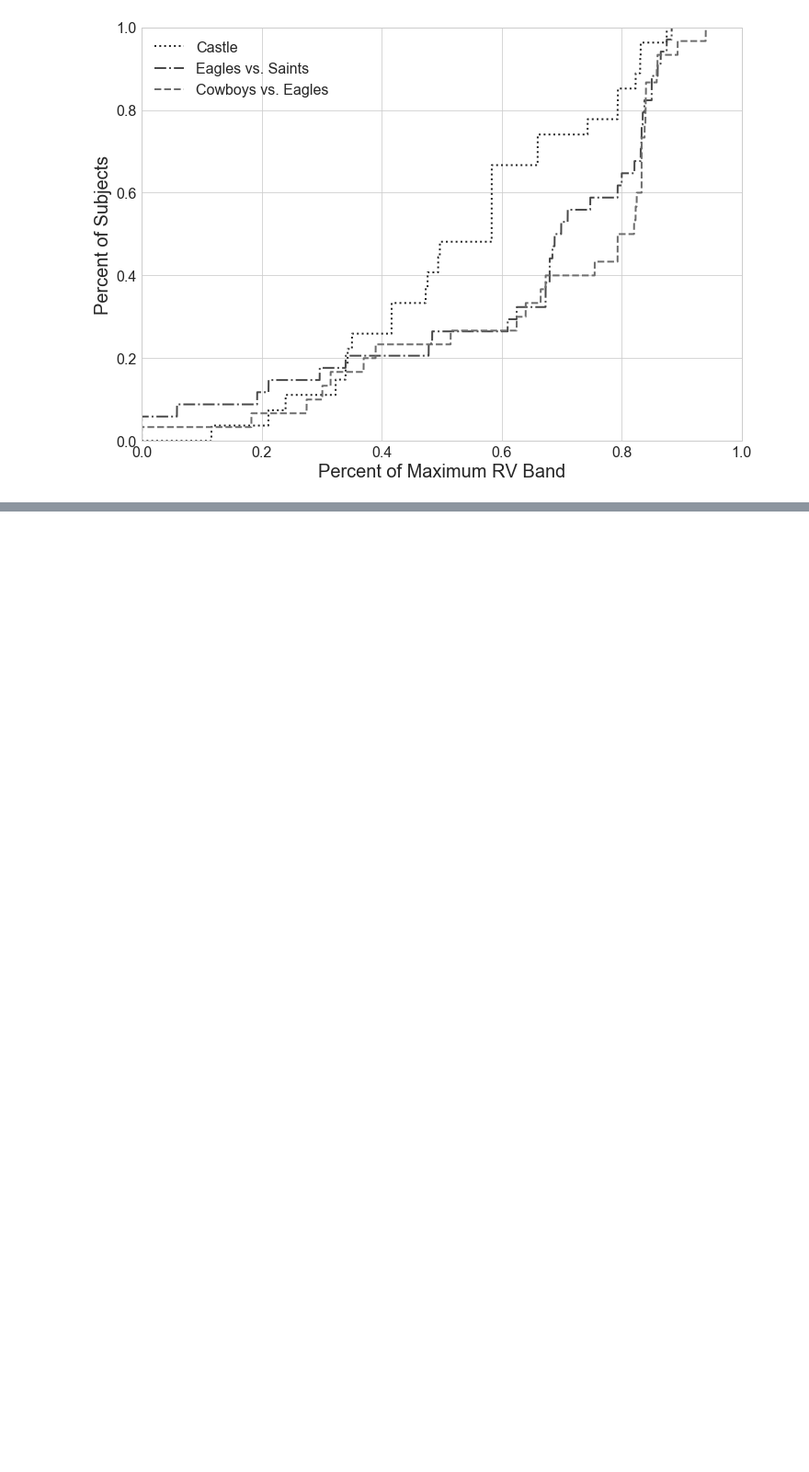
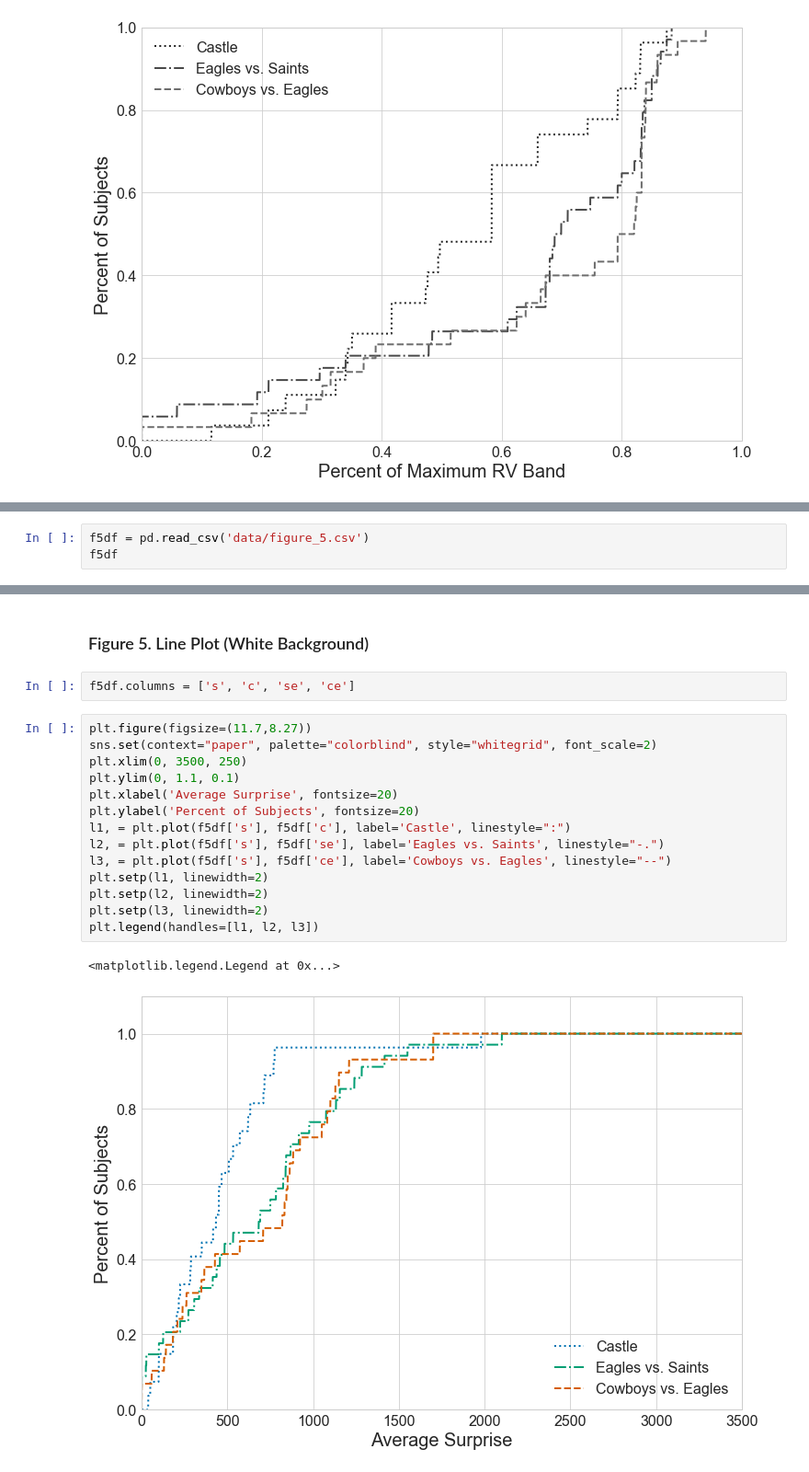
Before and after one commit to cesslab/Experiment-SuspenseAndSurprise, a Jupyter notebook: SchotterKesslerMcClellan_SuspenseAndSurprise.ipynb, the cells around one changed output, grey strips where cells are left out. Shown at 92% size. Drawn from its saved outputs; the diff is of its cells as text; blank space fills up the shorter version.

Commit message:
added figure 5

```diff
--- a/SchotterKesslerMcClellan_SuspenseAndSurprise.ipynb
+++ b/SchotterKesslerMcClellan_SuspenseAndSurprise.ipynb
@@ -233,0 +238,3 @@ plt.legend(handles=[l1, l2, l3])
+# %%
+f5df = pd.read_csv('data/figure_5.csv')
+f5df
@@ -233,0 +260,21 @@ plt.legend(handles=[l1, l2, l3])
+# %% [markdown]
+### Figure 5. Line Plot (White Background)
+# %%
+f5df.columns = ['s', 'c', 'se', 'ce']
+# %%
+plt.figure(figsize=(11.7,8.27))
+sns.set(context="paper", palette="colorblind", style="whitegrid", font_scale=2)
+plt.xlim(0, 3500, 250)
+plt.ylim(0, 1.1, 0.1)
+plt.xlabel('Average Surprise', fontsize=20)
+plt.ylabel('Percent of Subjects', fontsize=20)
+l1, = plt.plot(f5df['s'], f5df['c'], label='Castle', linestyle=":")
+l2, = plt.plot(f5df['s'], f5df['se'], label='Eagles vs. Saints', linestyle="-.")
+l3, = plt.plot(f5df['s'], f5df['ce'], label='Cowboys vs. Eagles', linestyle="--")
+plt.setp(l1, linewidth=2)
+plt.setp(l2, linewidth=2)
+plt.setp(l3, linewidth=2)
+plt.legend(handles=[l1, l2, l3])
+# %% [output]
+<matplotlib.legend.Legend at 0x...>
+[figure, added]
```
Also changed, not shown: parts of 12 cells of this notebook.
